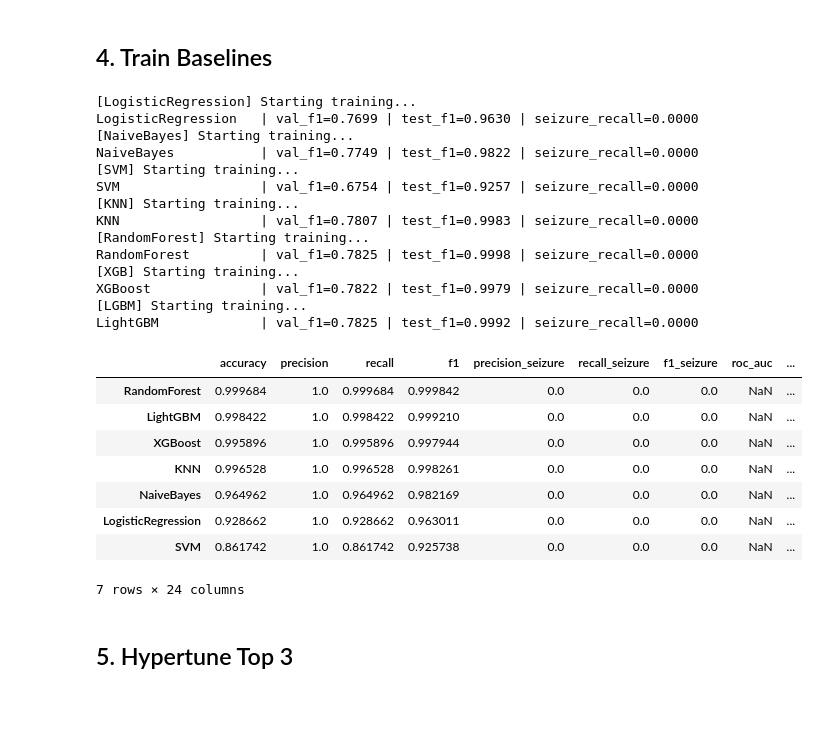
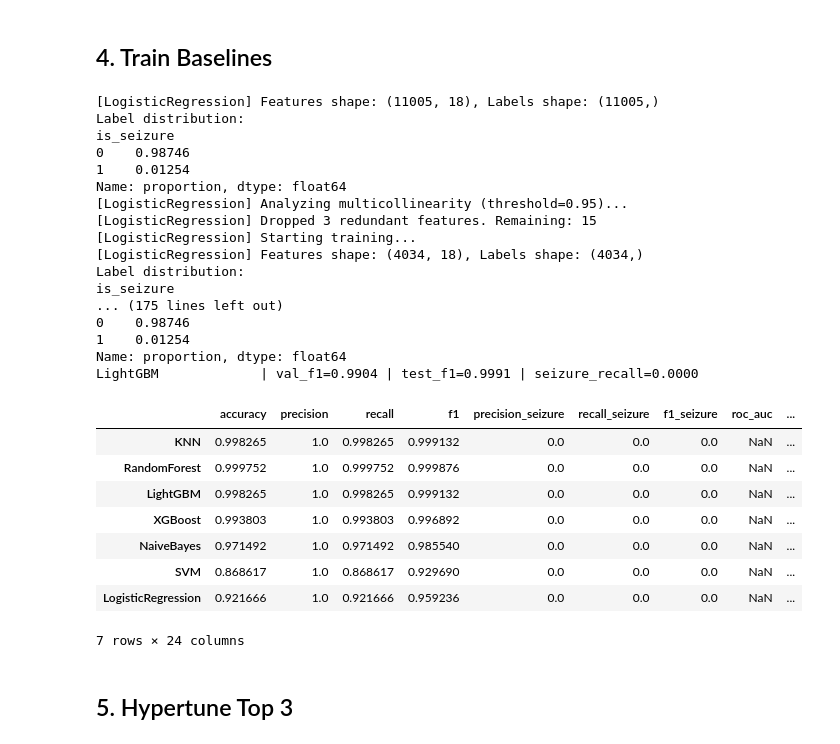
Before and after one commit to AlessiaBernacchia/EEG-epileptic-seizures-detection, a Jupyter notebook: notebooks/baseline_models/baseline_models.ipynb, the cells around one changed output. Drawn from its saved outputs; the diff is of its cells as text; code cells hidden in the pictures; blank space fills up the shorter version.

```diff
--- a/notebooks/baseline_models/baseline_models.ipynb
+++ b/notebooks/baseline_models/baseline_models.ipynb
@@ -32,6 +32,9 @@ from utils.models.model_classes import (
 )
 
 print("Imports successful")
+
+RANDOM_STATE = 42
+N_JOBS = -1
 # %% [output]
 Imports successful
 # %% [markdown]
@@ -122,8 +126,7 @@ def positive_scores(model, X):
 
 
 def metrics_for(model, df):
-    X = df.drop(columns="is_seizure")
-    y = df["is_seizure"]
+    X, y = model.preprocess(df, is_training=False, verbose=True)
     pred = model.predict(X)
     scores = positive_scores(model, X)
     metrics = {
@@ -142,7 +145,7 @@ def metrics_for(model, df):
 
 
 def fit_and_score(name, model, results, models):
-    X_train, y_train = split_frames["train"].drop(columns="is_seizure"), split_frames["train"]["is_seizure"]
+    X_train, y_train = model.preprocess(split_frames["train"], is_training=True, verbose=True)
     model.train(X_train, y_train)
     row = metrics_for(model, split_frames["test"])
     row.update({f"val_{k}": v for k, v in metrics_for(model, split_frames["val"]).items()})
@@ -155,56 +158,59 @@ def fit_and_score(name, model, results, models):
 # %%
 class_weights = compute_class_weights(split_frames["train"]["is_seizure"])
 scale_pos_weight = compute_scale_pos_weight(split_frames["train"]["is_seizure"])
 
 models = {
-    "LogisticRegression": LogisticRegressionModel(class_weight=class_weights, n_jobs=-1, scaler=None),
+    "LogisticRegression": LogisticRegressionModel(class_weight=class_weights, n_jobs=N_JOBS, scaler=None),
     "NaiveBayes": NaiveBayesModel(scaler=None),
     "SVM": SVMModel(class_weight=class_weights, scaler=None),
-    "KNN": KNNModel(n_jobs=-1, scaler=None),
-    "RandomForest": RandomForestModel(class_weight=class_weights, n_estimators=200, n_jobs=-1, scaler=None),
+    "KNN": KNNModel(n_jobs=N_JOBS, scaler=None),
+    "RandomForest": RandomForestModel(class_weight=class_weights, n_estimators=200, n_jobs=N_JOBS, scaler=None),
     "XGBoost": XGBModel(
         eval_metric="logloss",
         scaler=None,
         scale_pos_weight=scale_pos_weight,
-        random_state=42,
+        random_state=RANDOM_STATE,
         n_estimators=200,
         learning_rate=0.05,
         max_depth=5,
-        n_jobs=-1,
+        n_jobs=N_JOBS,
     ),
-    "LightGBM": LGBModel(class_weight=class_weights, n_estimators=200, verbose=-1, n_jobs=-1, scaler=None),
+    "LightGBM": LGBModel(class_weight=class_weights, n_estimators=200, verbose=-1, n_jobs=N_JOBS, scaler=None),
 }
 
 results = {}
 trained_models = {}
 for name, model in models.items():
     fit_and_score(name, model, results, trained_models)
 
 results_df = pd.DataFrame(results).T.sort_values("val_f1", ascending=False)
 results_df
 # %% [output]
+[LogisticRegression] Features shape: (11005, 18), Labels shape: (11005,)
+Label distribution:
+is_seizure
+0    0.98746
+1    0.01254
+Name: proportion, dtype: float64
+[LogisticRegression] Analyzing multicollinearity (threshold=0.95)...
+[LogisticRegression] Dropped 3 redundant features. Remaining: 15
 [LogisticRegression] Starting training...
-LogisticRegression   | val_f1=0.7699 | test_f1=0.9630 | seizure_recall=0.0000
-[NaiveBayes] Starting training...
-NaiveBayes           | val_f1=0.7749 | test_f1=0.9822 | seizure_recall=0.0000
-[SVM] Starting training...
-SVM                  | val_f1=0.6754 | test_f1=0.9257 | seizure_recall=0.0000
-[KNN] Starting training...
-KNN                  | val_f1=0.7807 | test_f1=0.9983 | seizure_recall=0.0000
-[RandomForest] Starting training...
-RandomForest         | val_f1=0.7825 | test_f1=0.9998 | seizure_recall=0.0000
-[XGB] Starting training...
-XGBoost              | val_f1=0.7822 | test_f1=0.9979 | seizure_recall=0.0000
-[LGBM] Starting training...
-LightGBM             | val_f1=0.7825 | test_f1=0.9992 | seizure_recall=0.0000
+[LogisticRegression] Features shape: (4034, 18), Labels shape: (4034,)
+Label distribution:
+is_seizure
+... (175 lines left out)
+0    0.98746
+1    0.01254
+Name: proportion, dtype: float64
+LightGBM             | val_f1=0.9904 | test_f1=0.9991 | seizure_recall=0.0000
 |  | accuracy | precision | recall | f1 | precision_seizure | recall_seizure | f1_seizure | roc_auc | ... |
-| RandomForest | 0.999684 | 1.0 | 0.999684 | 0.999842 | 0.0 | 0.0 | 0.0 | NaN | ... |
-| LightGBM | 0.998422 | 1.0 | 0.998422 | 0.999210 | 0.0 | 0.0 | 0.0 | NaN | ... |
-| XGBoost | 0.995896 | 1.0 | 0.995896 | 0.997944 | 0.0 | 0.0 | 0.0 | NaN | ... |
-| KNN | 0.996528 | 1.0 | 0.996528 | 0.998261 | 0.0 | 0.0 | 0.0 | NaN | ... |
-| NaiveBayes | 0.964962 | 1.0 | 0.964962 | 0.982169 | 0.0 | 0.0 | 0.0 | NaN | ... |
-| LogisticRegression | 0.928662 | 1.0 | 0.928662 | 0.963011 | 0.0 | 0.0 | 0.0 | NaN | ... |
-| SVM | 0.861742 | 1.0 | 0.861742 | 0.925738 | 0.0 | 0.0 | 0.0 | NaN | ... |
+| KNN | 0.998265 | 1.0 | 0.998265 | 0.999132 | 0.0 | 0.0 | 0.0 | NaN | ... |
+| RandomForest | 0.999752 | 1.0 | 0.999752 | 0.999876 | 0.0 | 0.0 | 0.0 | NaN | ... |
+| LightGBM | 0.998265 | 1.0 | 0.998265 | 0.999132 | 0.0 | 0.0 | 0.0 | NaN | ... |
+| XGBoost | 0.993803 | 1.0 | 0.993803 | 0.996892 | 0.0 | 0.0 | 0.0 | NaN | ... |
+| NaiveBayes | 0.971492 | 1.0 | 0.971492 | 0.985540 | 0.0 | 0.0 | 0.0 | NaN | ... |
+| SVM | 0.868617 | 1.0 | 0.868617 | 0.929690 | 0.0 | 0.0 | 0.0 | NaN | ... |
+| LogisticRegression | 0.921666 | 1.0 | 0.921666 | 0.959236 | 0.0 | 0.0 | 0.0 | NaN | ... |
 7 rows × 24 columns
 # %% [markdown]
 ## 5. Hypertune Top 3
```
Also changed, not shown: parts of 5 cells of this notebook, 3 other files.
